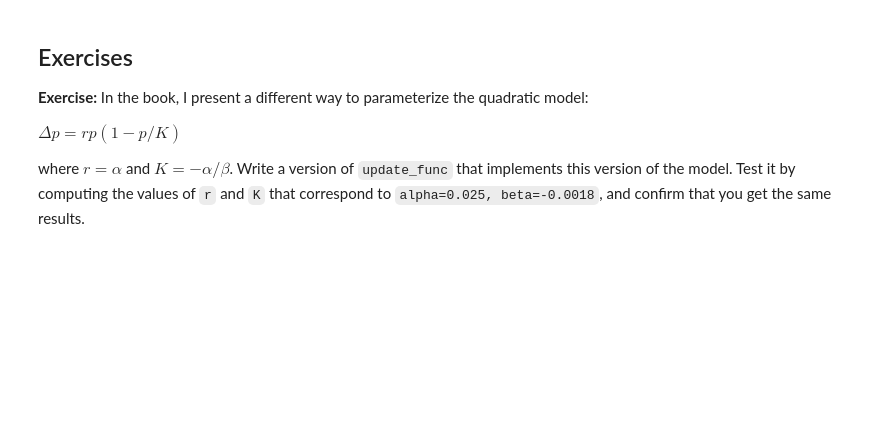
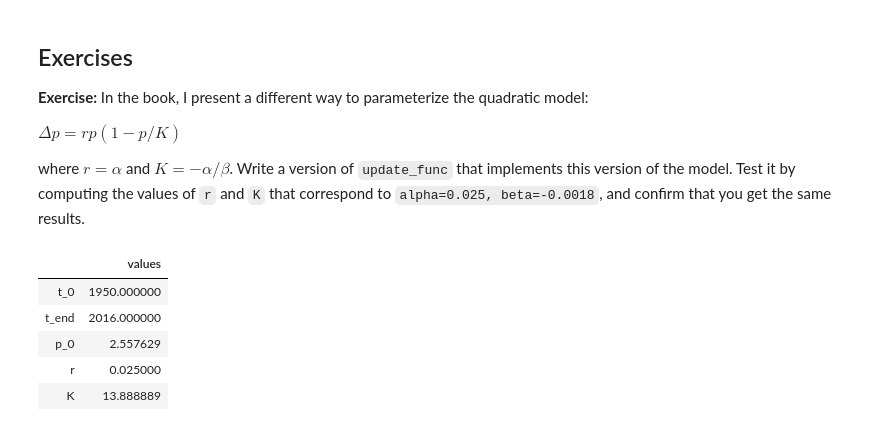
Before and after one commit to igukusamuel/DATA-604-Simulation-and-Modeling, a Jupyter notebook: chap07.ipynb, the cells around one changed output. Saved outputs shown, nothing was run; the diff lists cells and outputs as text; code cells hidden in the pictures; blank space fills up the shorter version.

```diff
--- a/chap07.ipynb
+++ b/chap07.ipynb
@@ -227,0 +267,17 @@ where $r=\alpha$ and $K=-\alpha/\beta$.  Write a version of `update_func` that i
+# %%
+# Solution goes here
+alpha = 0.025
+beta = -0.0018
+
+system = System(t_0=t_0,
+                t_end=t_end,
+                p_0=p_0,
+                r=alpha,
+                K=-alpha/beta)
+# %% [output]
+|  | values |
+| t_0 | 1950.000000 |
+| t_end | 2016.000000 |
+| p_0 | 2.557629 |
+| r | 0.025000 |
+| K | 13.888889 |
```
Also changed, not shown: parts of 18 cells of this notebook.
